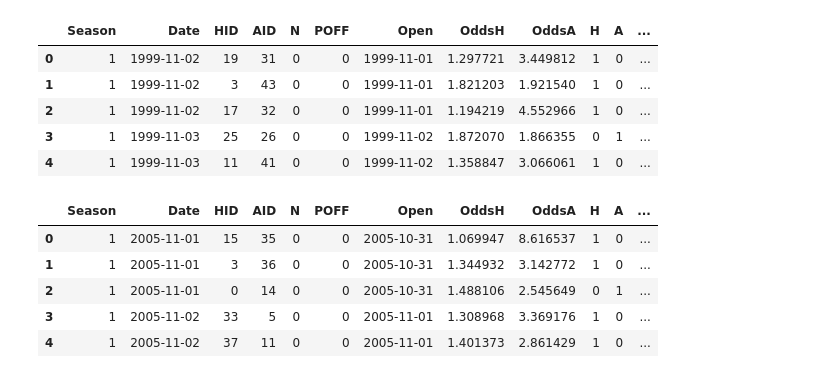
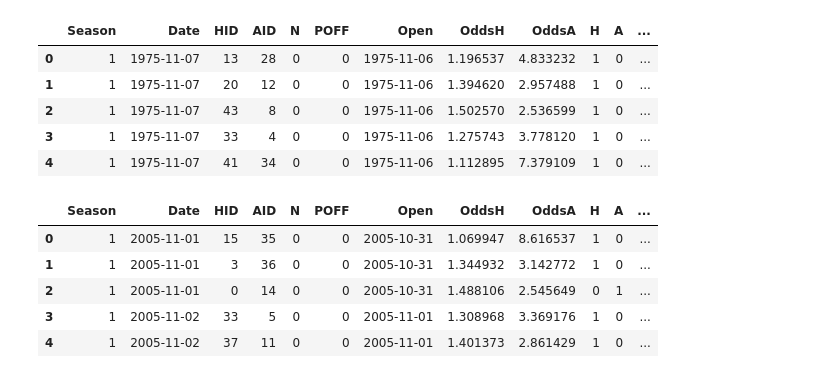
Before and after one commit to AdamBobocky/qminers-24, a Jupyter notebook: notebooks/expand_games_data-round2.ipynb, the cells around one changed output. Cells and saved outputs as stored; diff of their text form; code cells hidden in the pictures.

```diff
--- a/notebooks/expand_games_data-round2.ipynb
+++ b/notebooks/expand_games_data-round2.ipynb
@@ -12,13 +12,13 @@ os.getcwd()
 
 os.chdir('/home/main/Documents/GitHub/qminers-24/notebooks/')
 # %%
-old_games = pd.read_csv('../data-final/games.csv', index_col=0)
+old_games = pd.read_csv('../data-merge/games.csv', index_col=0)
 old_games.head()
 # %% [output]
 |  | Season | Date | HID | AID | N | POFF | Open | OddsH | OddsA | H | A | ... |
-| 0 | 1 | 1999-11-02 | 19 | 31 | 0 | 0 | 1999-11-01 | 1.297721 | 3.449812 | 1 | 0 | ... |
-| 1 | 1 | 1999-11-02 | 3 | 43 | 0 | 0 | 1999-11-01 | 1.821203 | 1.921540 | 1 | 0 | ... |
-| 2 | 1 | 1999-11-02 | 17 | 32 | 0 | 0 | 1999-11-01 | 1.194219 | 4.552966 | 1 | 0 | ... |
-| 3 | 1 | 1999-11-03 | 25 | 26 | 0 | 0 | 1999-11-02 | 1.872070 | 1.866355 | 0 | 1 | ... |
-| 4 | 1 | 1999-11-03 | 11 | 41 | 0 | 0 | 1999-11-02 | 1.358847 | 3.066061 | 1 | 0 | ... |
+| 0 | 1 | 1975-11-07 | 13 | 28 | 0 | 0 | 1975-11-06 | 1.196537 | 4.833232 | 1 | 0 | ... |
+| 1 | 1 | 1975-11-07 | 20 | 12 | 0 | 0 | 1975-11-06 | 1.394620 | 2.957488 | 1 | 0 | ... |
+| 2 | 1 | 1975-11-07 | 43 | 8 | 0 | 0 | 1975-11-06 | 1.502570 | 2.536599 | 1 | 0 | ... |
+| 3 | 1 | 1975-11-07 | 33 | 4 | 0 | 0 | 1975-11-06 | 1.275743 | 3.778120 | 1 | 0 | ... |
+| 4 | 1 | 1975-11-07 | 41 | 34 | 0 | 0 | 1975-11-06 | 1.112895 | 7.379109 | 1 | 0 | ... |
 # %%
```
Also changed, not shown: parts of 9 cells of this notebook.
